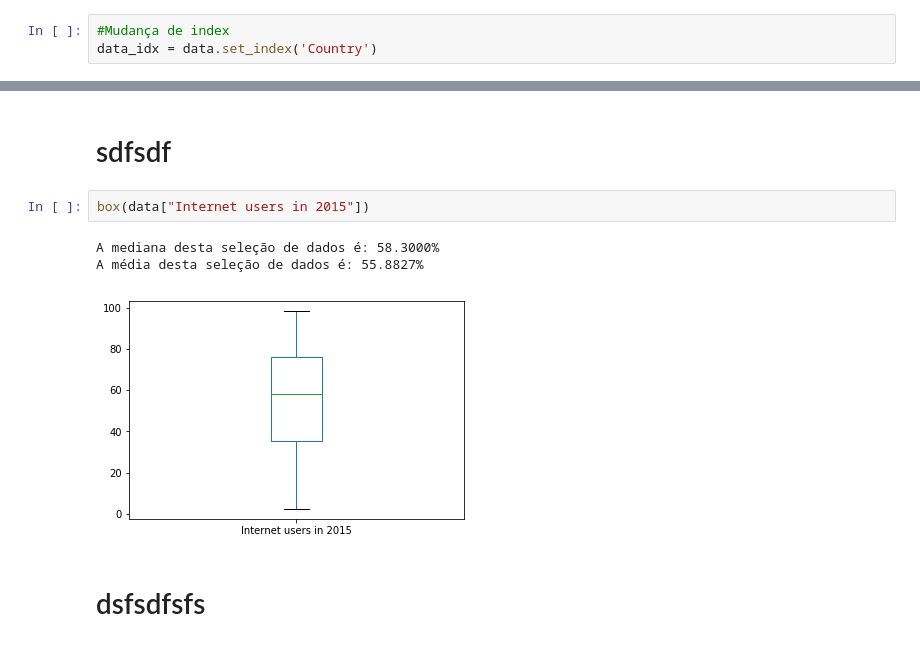
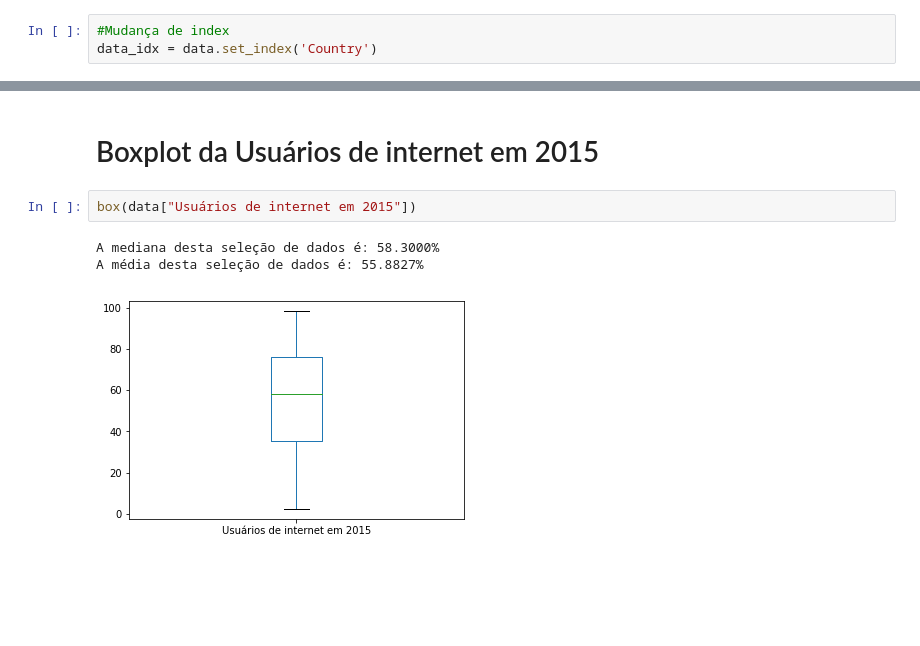
Before and after one commit to gabrielztk/CdD-P1, a Jupyter notebook: parte_2.ipynb, the cells around one changed output, grey strips where cells are left out. Cells and saved outputs as stored; diff of their text form; blank space fills up the shorter version.

```diff
--- a/parte_2.ipynb
+++ b/parte_2.ipynb
@@ -50,13 +60,11 @@ data["Internet users in 2015"].plot.hist(density=True)
 # %% [output]
 <matplotlib.axes._subplots.AxesSubplot at 0x...>
 [figure]
-# %% [markdown]
-# sdfsdf
+# %% [markdown]
+# Boxplot da Usuários de internet em 2015
 # %%
-box(data["Internet users in 2015"])
+box(data["Usuários de internet em 2015"])
 # %% [output]
 A mediana desta seleção de dados é: 58.3000%
 A média desta seleção de dados é: 55.8827%
-[figure, old version]
+[figure, new version]
-# %% [markdown]
-# dsfsdfsfs
```
Also changed, not shown: parts of 26 cells of this notebook, 4 other files.
